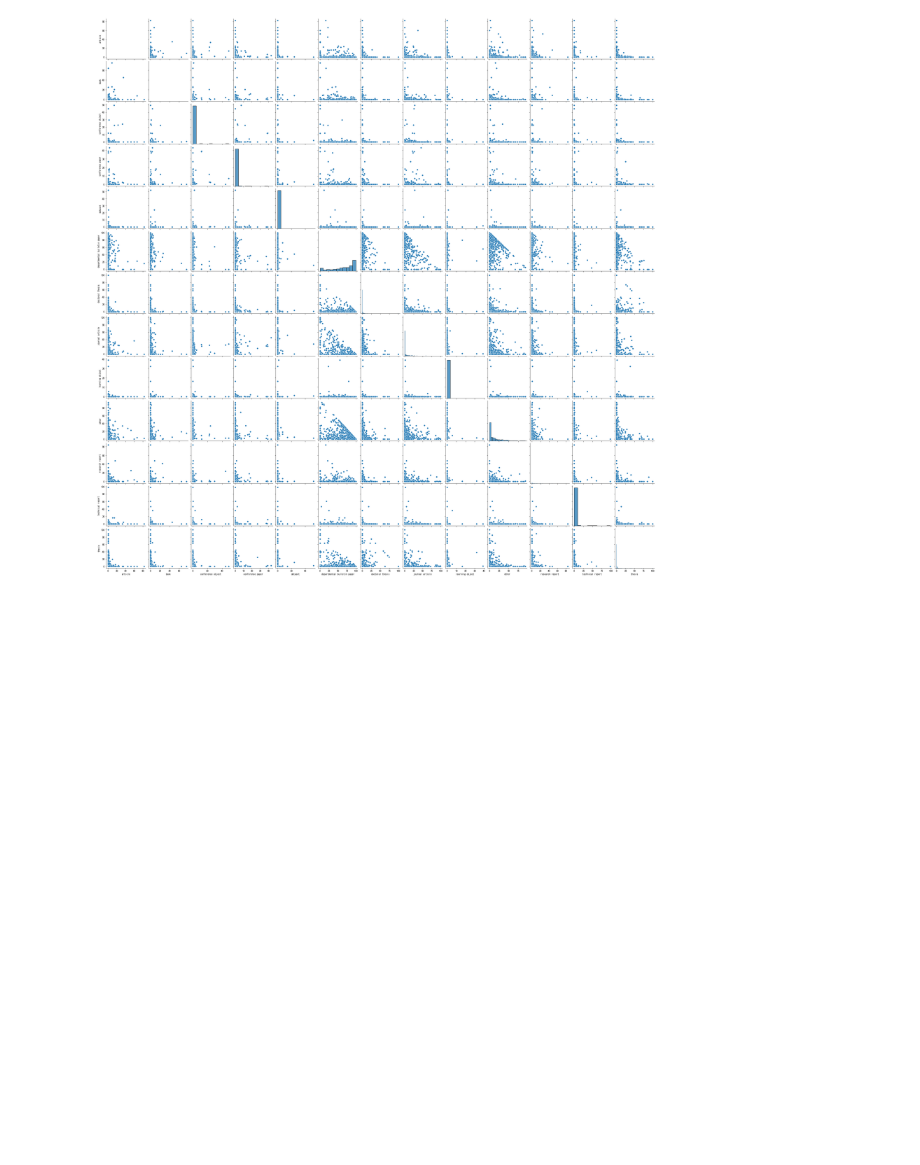
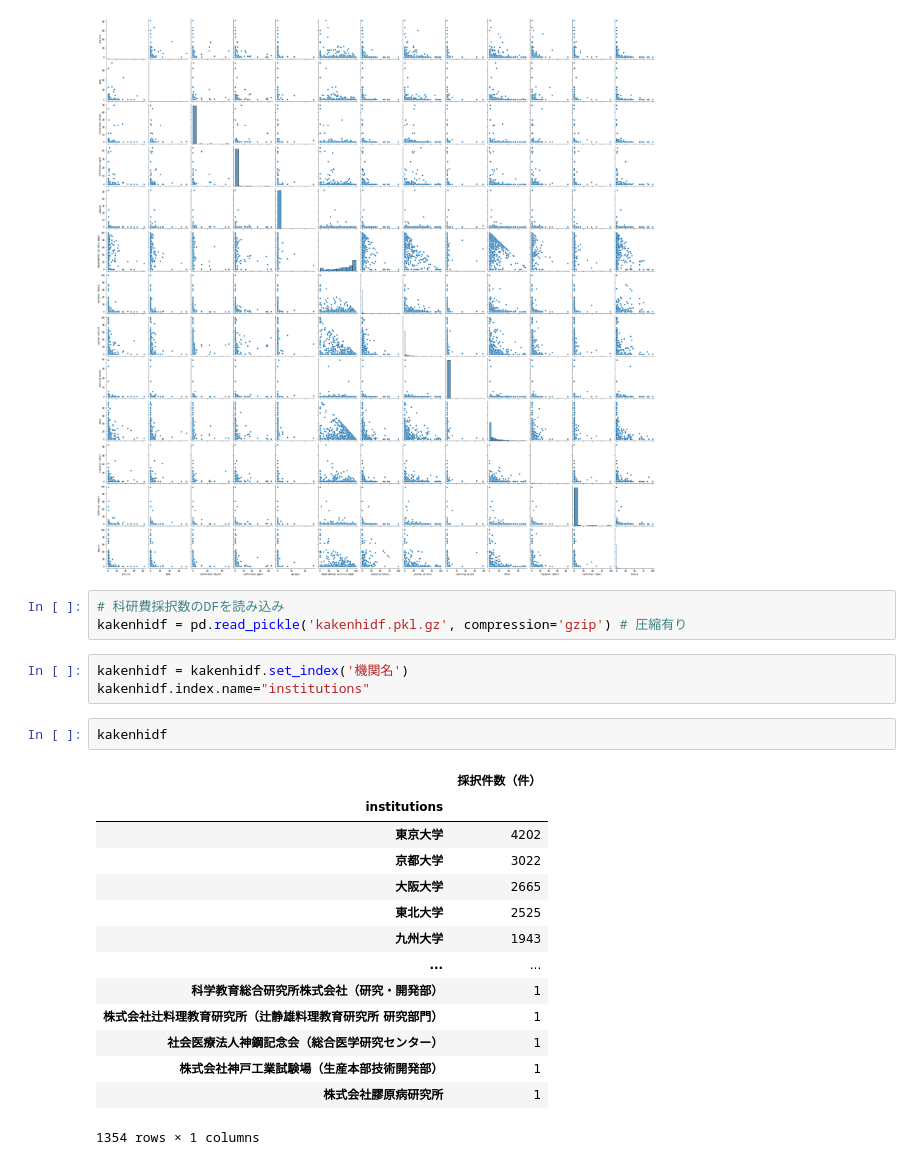
Before and after one commit to wonox/irdbscraping, a Jupyter notebook: irdbscraping.ipynb, the cells around one changed output. Cells and saved outputs as stored; diff of their text form; blank space fills up the shorter version.

```diff
--- a/irdbscraping.ipynb
+++ b/irdbscraping.ipynb
@@ -703,3 +733,26 @@ print(type(pg))
 # %% [output]
 <class 'seaborn.axisgrid.PairGrid'>
 [figure]
+# %%
+# 科研費採択数のDFを読み込み
+kakenhidf = pd.read_pickle('kakenhidf.pkl.gz', compression='gzip') # 圧縮有り
+# %%
+kakenhidf = kakenhidf.set_index('機関名')
+kakenhidf.index.name="institutions"
+# %%
+kakenhidf
+# %% [output]
+|  | 採択件数（件） |
+| institutions |  |
+| 東京大学 | 4202 |
+| 京都大学 | 3022 |
+| 大阪大学 | 2665 |
+| 東北大学 | 2525 |
+| 九州大学 | 1943 |
+| ... | ... |
+| 科学教育総合研究所株式会社（研究・開発部） | 1 |
+| 株式会社辻料理教育研究所（辻静雄料理教育研究所 研究部門） | 1 |
+| 社会医療法人神鋼記念会（総合医学研究センター） | 1 |
+| 株式会社神戸工業試験場（生産本部技術開発部） | 1 |
+| 株式会社膠原病研究所 | 1 |
+1354 rows × 1 columns
```
Also changed, not shown: parts of 12 cells of this notebook, 7 other files.
